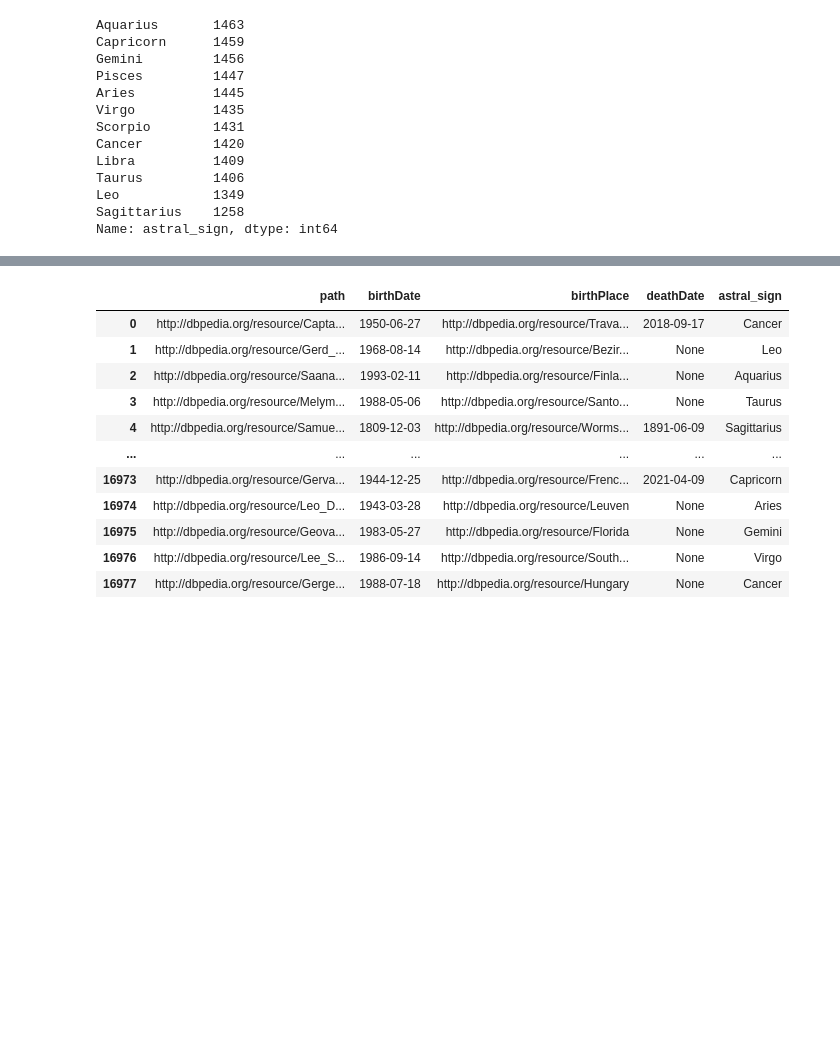
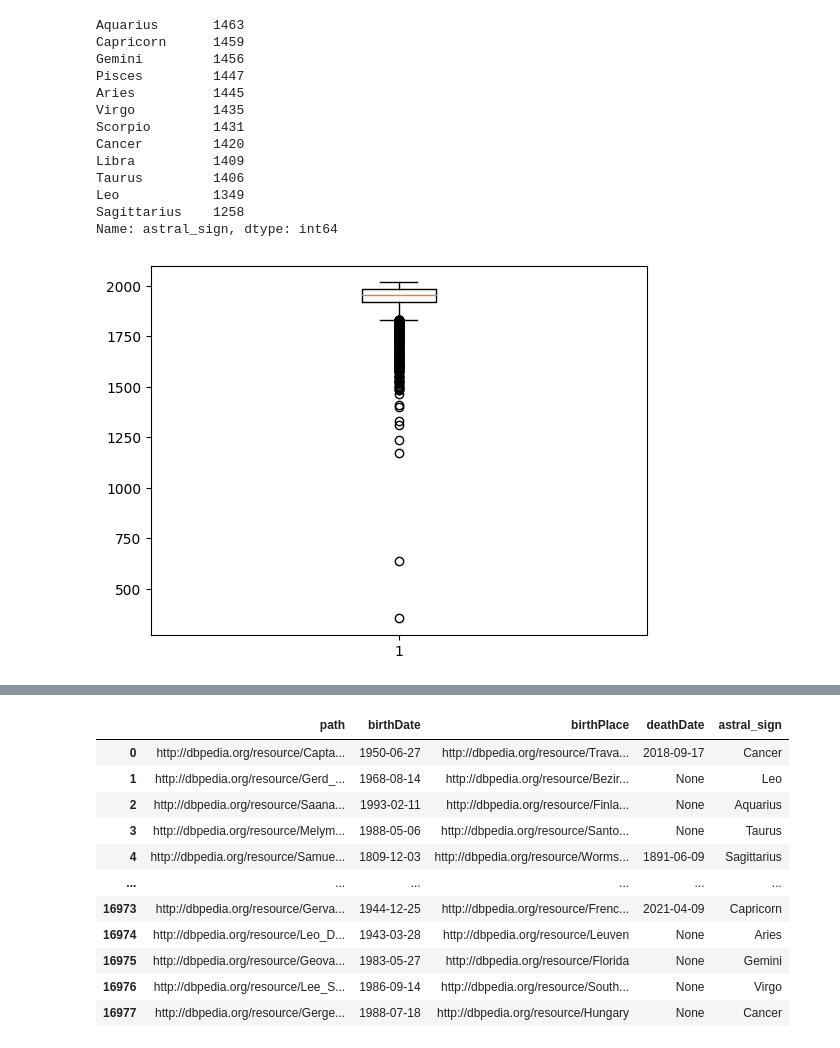
Before and after one commit to PierreEpron/tal-m1-ds, a Jupyter notebook: analysis.ipynb, the cells around one changed output, grey strips where cells are left out. Saved outputs shown, nothing was run; the diff lists cells and outputs as text; code cells hidden in the pictures; blank space fills up the shorter version.

```diff
--- a/analysis.ipynb
+++ b/analysis.ipynb
@@ -56,3 +64,10 @@ Taurus         1406
 Leo            1349
 Sagittarius    1258
 Name: astral_sign, dtype: int64
+# %%
+df['birthYear'] = df.birthDate.apply(lambda x: int(x[:4]))
+# %%
+plt.boxplot(df.birthYear)
+plt.savefig('figures/boxplot_birth.pdf')
+# %% [output]
+[figure, added]
```
Also changed, not shown: parts of 7 cells of this notebook.
